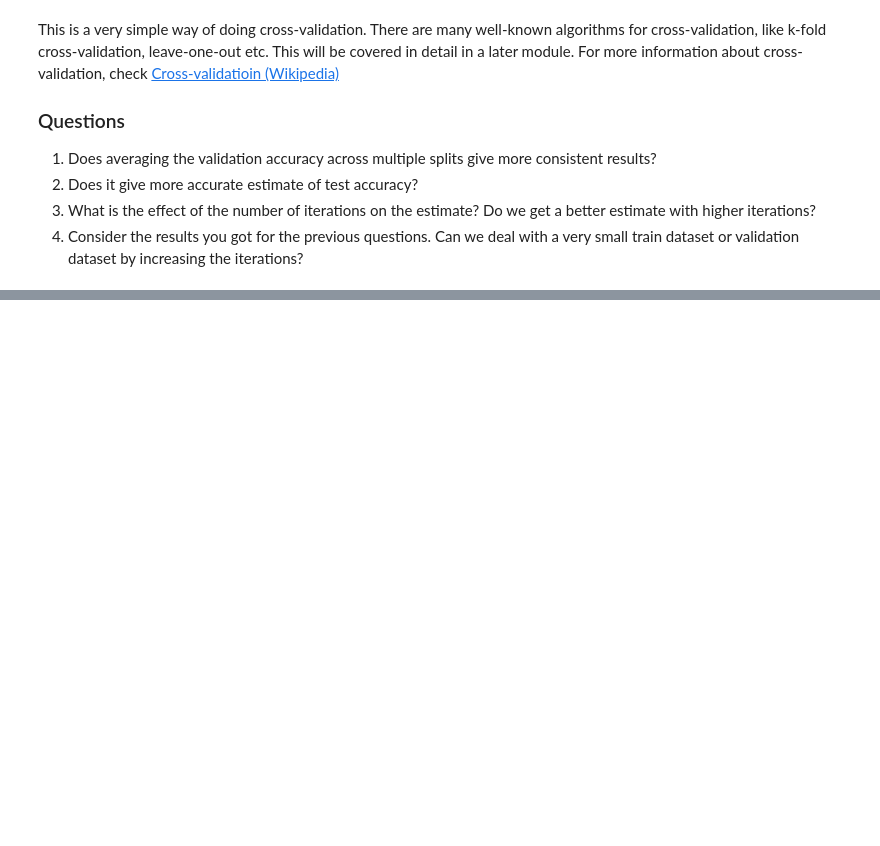
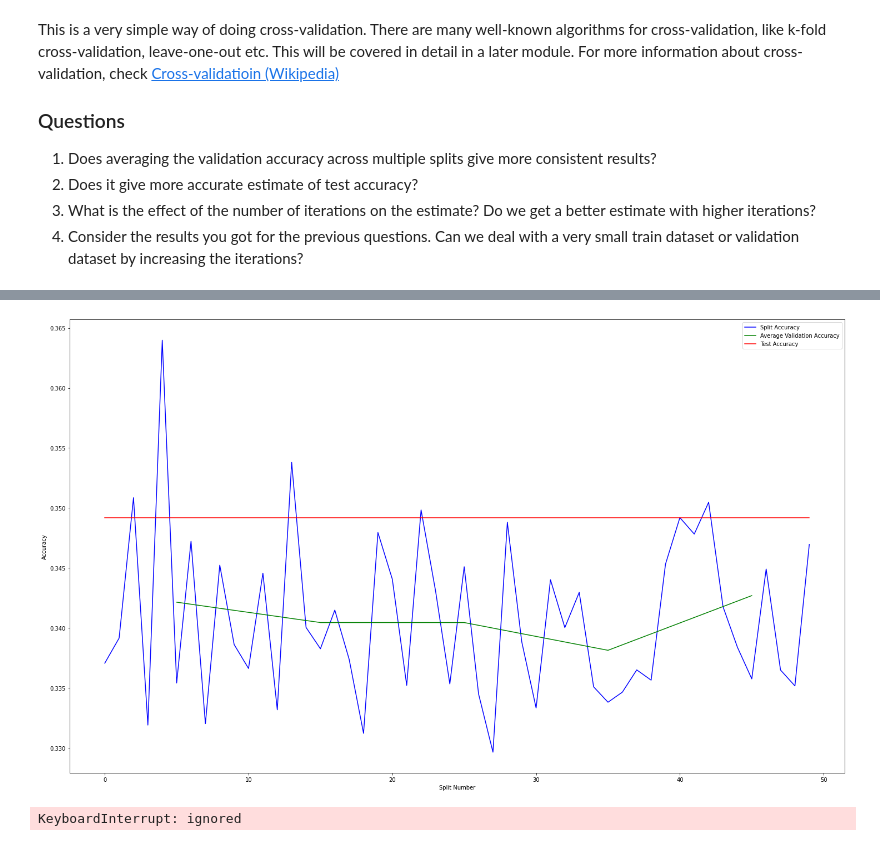
Before and after one commit to 5ury4pr454th/fmml-labs, a Jupyter notebook: Lab2_MLPractice.ipynb, the cells around one changed output, grey strips where cells are left out. Cells and saved outputs as stored; diff of their text form; code cells hidden in the pictures; blank space fills up the shorter version.

```diff
--- a/Lab2_MLPractice.ipynb
+++ b/Lab2_MLPractice.ipynb
@@ -285,3 +319,29 @@ This is a very simple way of doing cross-validation. There are many well-known a
 2. Does it give more accurate estimate of test accuracy?
 3. What is the effect of the number of iterations on the estimate? Do we get a better estimate with higher iterations?
 4. Consider the results you got for the previous questions. Can we deal with a very small train dataset or validation dataset by increasing the iterations?
+# %%
+# Code for Question 1
+
+split_accuracies = []
+av_accuracies = []
+
+def MyAverageAccuracy(alldata, alllabel, splitpercent, iterations, classifier=NN):
+  accuracy = 0
+
+  for ii in range(iterations):
+    traindata, trainlabel, valdata, vallabel = split(alldata, alllabel, splitpercent)
+    valpred = classifier(traindata, trainlabel, valdata)
+    split_accuracy = Accuracy(vallabel, valpred)
+    split_accuracies.append(split_accuracy)
+    print(f"Split number {ii} has validation accuracy = {split_accuracy}")
+    accuracy += split_accuracy
+  return accuracy/iterations # average of all accuracies
+
+for i in range(5):
+  avg_accuracy = MyAverageAccuracy(alltraindata, alltrainlabel, 75/100, 10, classifier=NN)
+  av_accuracies.append(avg_accuracy)
+  print('Average validation accuracy is ', avg_accuracy)
+  print("----------------------------------------")
+
+testpred = NN(alltraindata, alltrainlabel, testdata)
+print('Test accuracy is ', Accuracy(testlabel, testpred))
@@ -287,0 +366,27 @@ This is a very simple way of doing cross-validation. There are many well-known a
+# %%
+plt.figure(figsize = (25,15))
+plt.plot(split_accuracies, label = 'Split Accuracy', color = 'blue')
+plt.plot([5, 15, 25, 35, 45], av_accuracies, label = 'Average Validation Accuracy', color = 'green')
+plt.plot(np.ones(len(split_accuracies)) * Accuracy(testlabel, testpred), label = 'Test Accuracy', color = 'red')
+plt.xlabel('Split Number')
+plt.ylabel('Accuracy')
+plt.legend()
+plt.show()
+# %% [output]
+[figure, added]
+# %%
+# plotting accuracy with iterations:
+avg_accuracy_iter = []
+iterations_list = [5, 7, 13, 25]
+
+for i in iterations_list:
+  avg_accuracy_iter.append(AverageAccuracy(alltraindata, alltrainlabel, 75/100, i, classifier=NN))
+
+plt.figure(figsize = (25,15))
+plt.plot(iterations_list, avg_accuracy_iter, label = 'Average Validation Accuracy', color = 'red')
+plt.plot(np.ones(len(split_accuracies)) * Accuracy(testlabel, testpred), label = 'Test Accuracy', color = 'green')
+plt.xlabel('Number of Iterations')
+plt.ylabel('Accuracy')
+plt.show()
+# %% [output]
+KeyboardInterrupt: ignored
```
Also changed, not shown: parts of 14 cells of this notebook.
